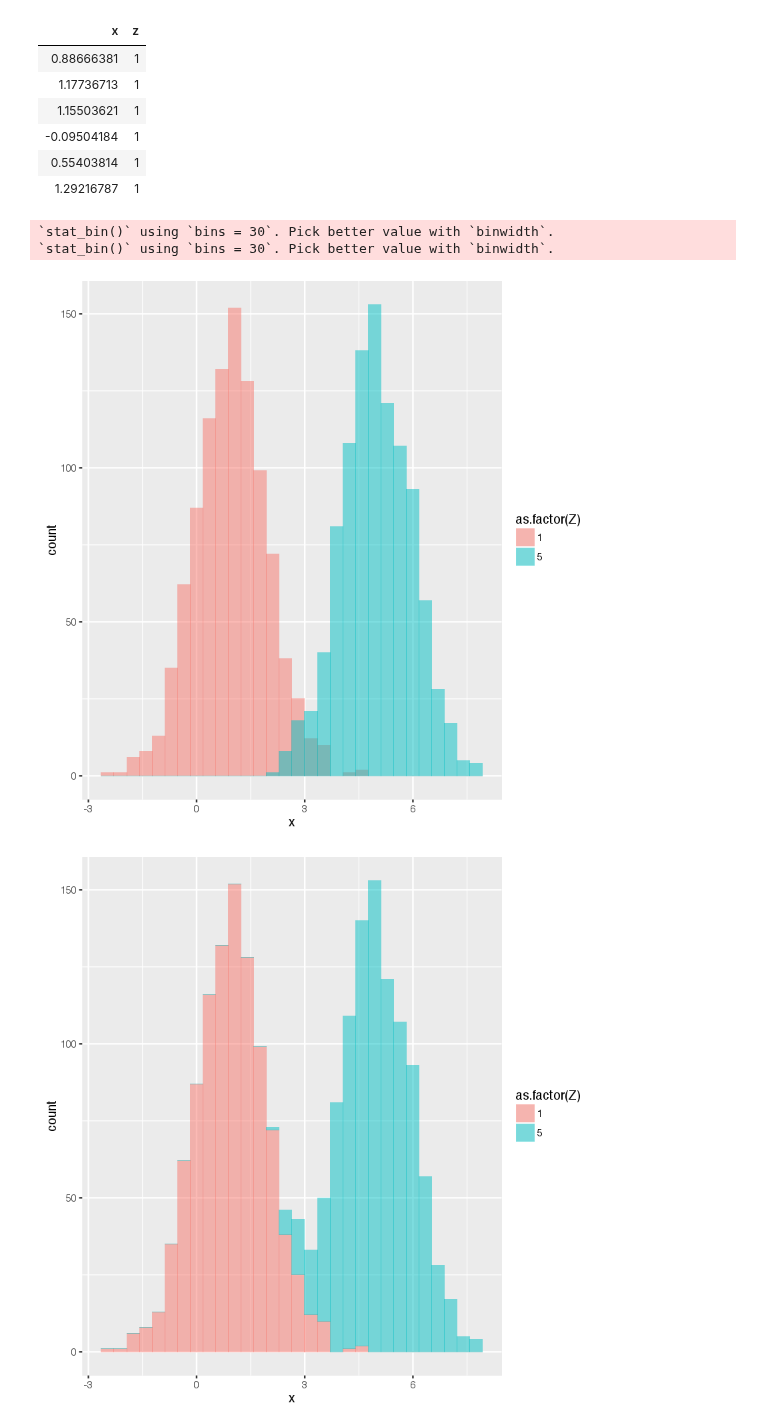
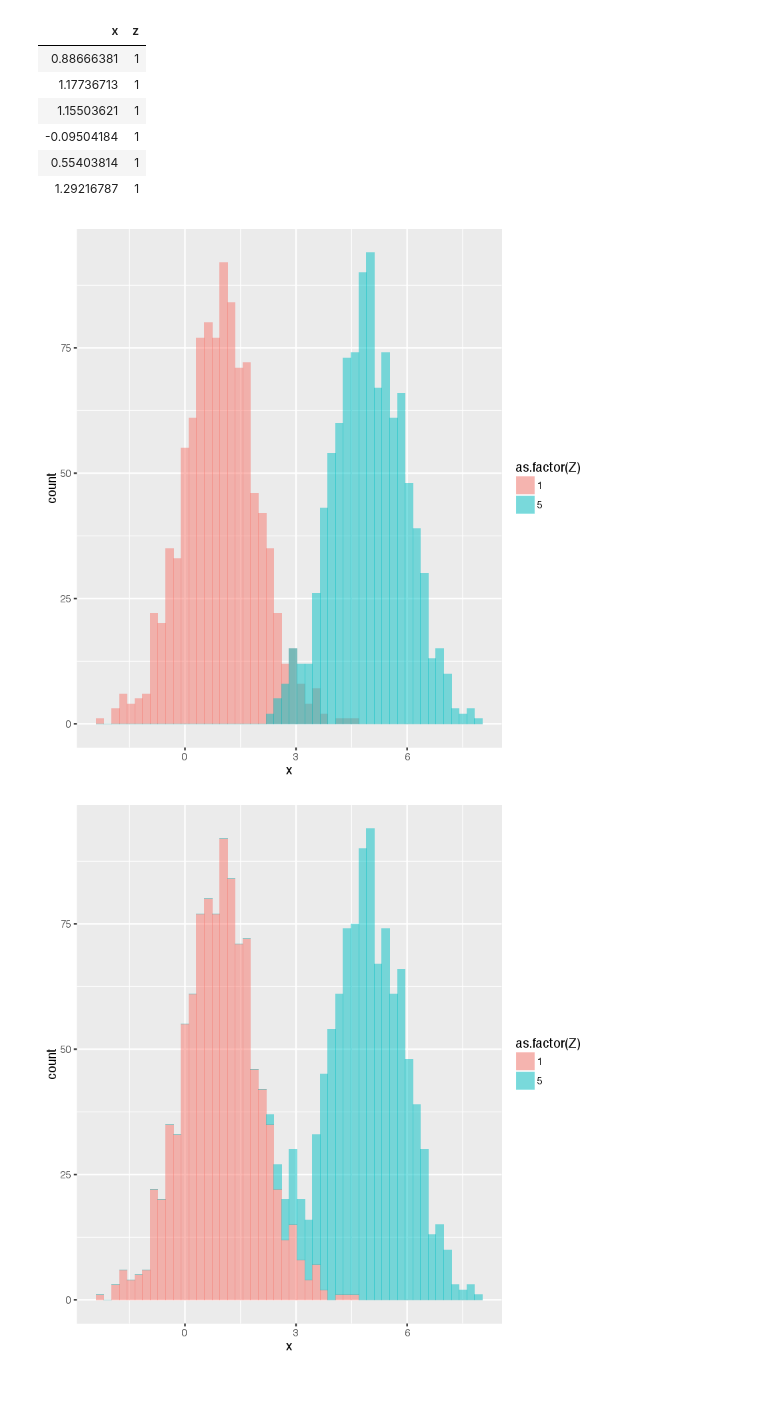
Before and after one commit to gkiar/happy-plotter, a Jupyter notebook: R/histograms/Histograms.ipynb, the cells around one changed output. Cells and saved outputs as stored; diff of their text form; code cells hidden in the pictures; blank space fills up the shorter version.

```diff
--- a/R/histograms/Histograms.ipynb
+++ b/R/histograms/Histograms.ipynb
@@ -20,13 +20,11 @@ head(X)
 | 1.29216787 | 1 |
 # %%
 p <- ggplot(data = X, aes(x = x, fill = as.factor(Z)))
-p + geom_histogram(position = 'identity', alpha = 0.5)
-p + geom_histogram(alpha = 0.5)
+p + geom_histogram(position = 'identity', bins = 50, alpha = 0.5)
+p + geom_histogram(alpha = 0.5, bins = 50)
 # %% [output]
-`stat_bin()` using `bins = 30`. Pick better value with `binwidth`.
-`stat_bin()` using `bins = 30`. Pick better value with `binwidth`.
-[figure, old version]
+[figure, new version]
-[figure, old version]
+[figure, new version]
 # %% [markdown]
 Note the difference between the above plots and their generating code.
 The first puts both histograms where you'd expect and this can be seen wtih the appropriate level of transparancy.
```
Also changed, not shown: parts of 2 cells of this notebook, 1 other file.
